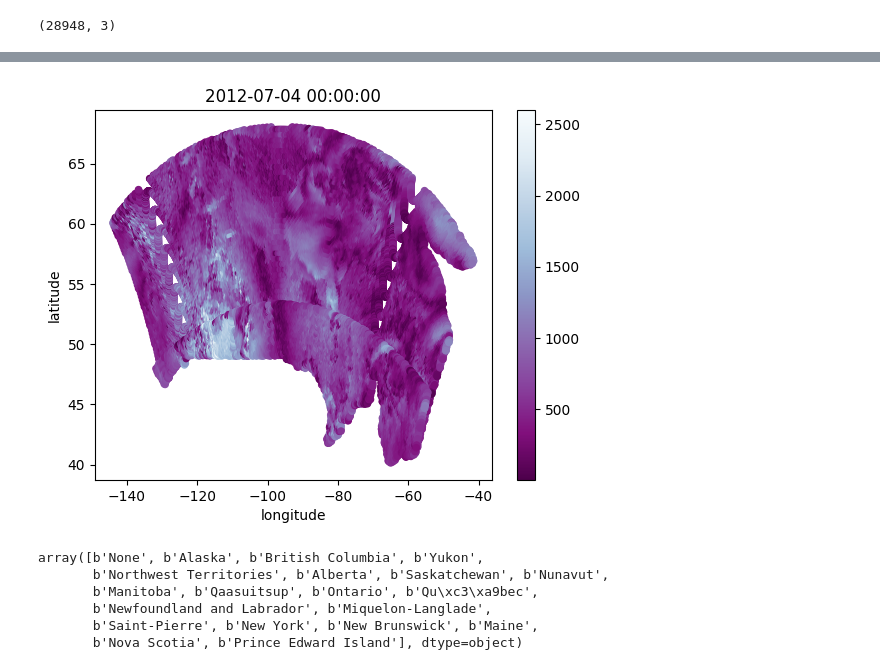
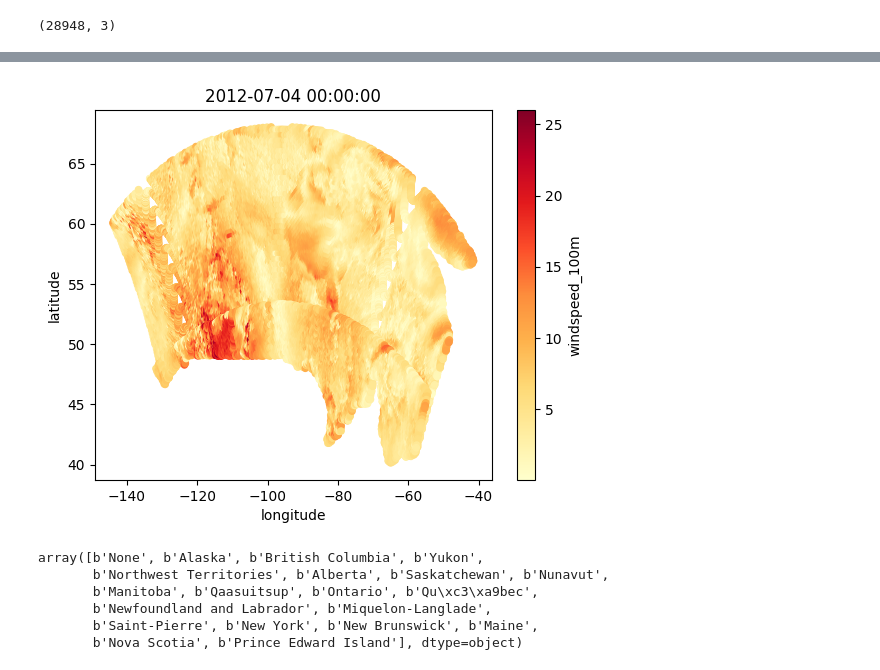
Before and after one commit to NREL/hsds-examples, a Jupyter notebook: notebooks/02_WTK_Domains_introduction.ipynb, the cells around one changed output, grey strips where cells are left out. Saved outputs shown, nothing was run; the diff lists cells and outputs as text; code cells hidden in the pictures.

Commit message:
fix colormap for 02

```diff
--- a/notebooks/02_WTK_Domains_introduction.ipynb
+++ b/notebooks/02_WTK_Domains_introduction.ipynb
@@ -214,10 +231,10 @@ df.shape
 # %%
-df.plot.scatter(x='longitude', y='latitude', c=data,
-                colormap='BuPu_r',
+df.plot.scatter(x='longitude', y='latitude', c='windspeed_100m',
+                colormap='YlOrRd',
                 title=str(time_index[timestep]))
 plt.show()
 # %% [output]
-[figure, old version]
+[figure, new version]
 # %%
 meta = pd.DataFrame(f['meta'][...])
 meta['state'].unique()
```
Also changed, not shown: parts of 4 cells of this notebook.
